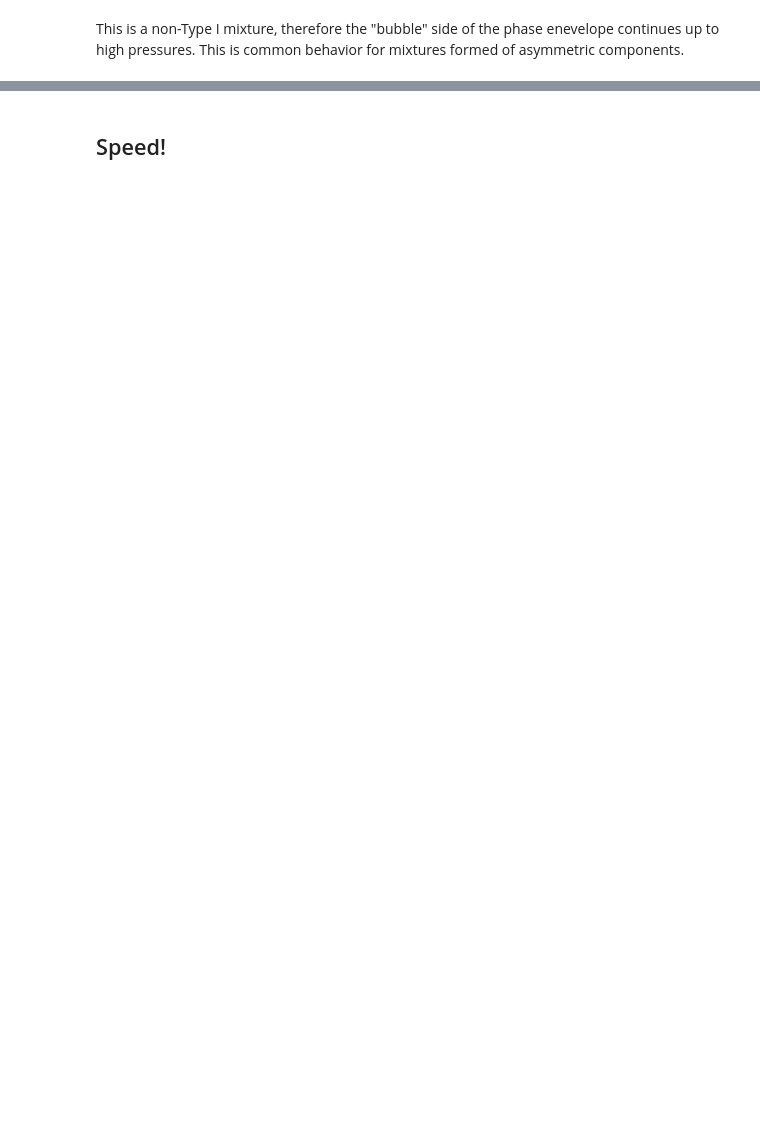
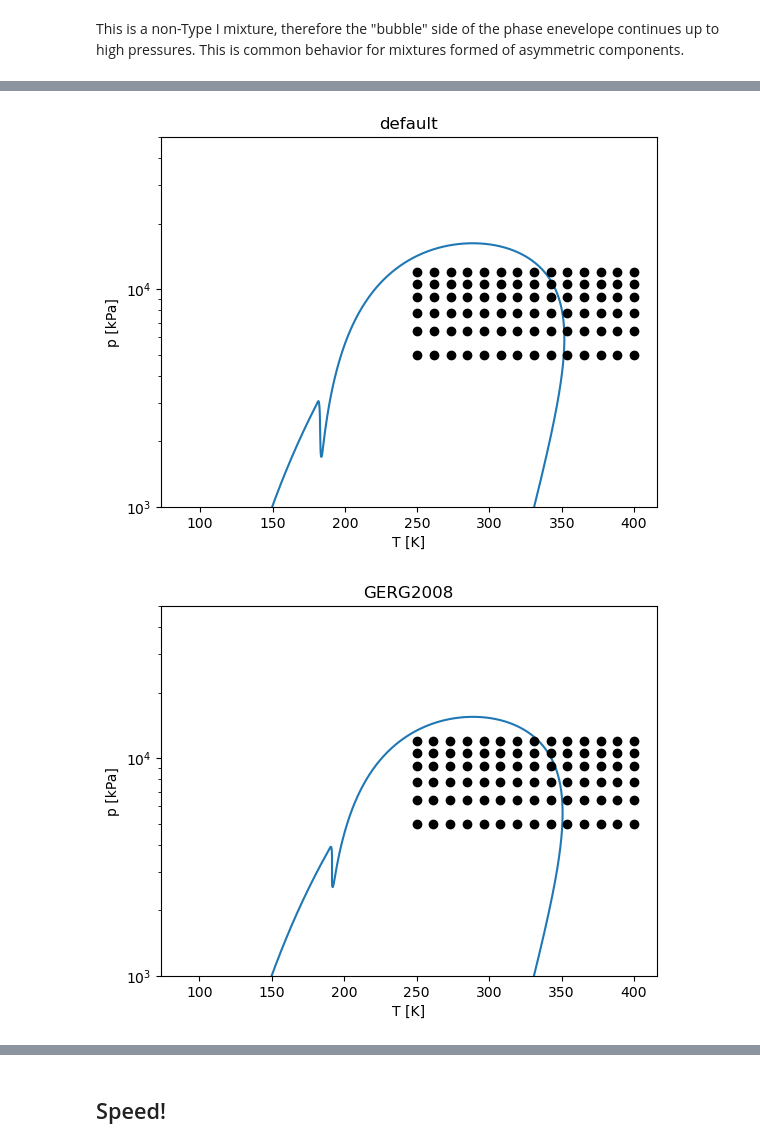
Before and after one commit to usnistgov/REFPROP-wrappers, a Jupyter notebook: wrappers/python/notebooks/Tutorial.ipynb, the cells around one changed output, grey strips where cells are left out. Drawn from its saved outputs; the diff is of its cells as text; code cells hidden in the pictures; blank space fills up the shorter version.

```diff
--- a/wrappers/python/notebooks/Tutorial.ipynb
+++ b/wrappers/python/notebooks/Tutorial.ipynb
@@ -340,0 +351,72 @@ This is a non-Type I mixture, therefore the "bubble" side of the phase enevelope
+# %%
+names = ["Nitrogen","Carbon dioxide","Methane","Ethane","Propane","Isobutane","Butane","Isopentane","Pentane","Hexane","Heptane","Octane","Nonane","Decane"]
+molefracs = [0.012084,0.023398,0.85384,0.087084,0.0060235,0.00063494,0.0029093,0.0029643,0.0034653,0.002964,0.0022433,0.00087887,0.00019536,0.0013156]
+
+# Force the HMX.BNC to be re-read every time, allowing the models to be changed
+RP.FLAGSdll('HMX', 1)
+
+for model in ['default', 'GERG2008', 'AGA8']:
+
+    # The GERG-2008 flag is set BEFORE calling SETUP
+    print(RP.FLAGSdll('GERG', 0))
+    if model == 'GERG2008':
+        print(RP.FLAGSdll('GERG', 1))
+
+    print(RP.SETFLUIDSdll('*'.join(names)))
+
+    # The AGA8 flag is set after setting the fluids
+    if model == 'AGA8':
+        print(RP.FLAGSdll('AGA8', 1))
+
+    # Construct the saturation spline
+    print(RP.SATSPLNdll(molefracs))
+
+    # Now we programatically extract smoothed values
+    nc = len(names)
+    # These limits are the densities of the "vapor" phase
+    rhomolarmin = RP.SPLNVALdll(nc+1, -1, 0).f
+    rhomolarmax = RP.SPLNVALdll(nc+1, -2, 0).f
+
+    Nnodes = RP.REFPROPdll("","SPLINENODES","",0,0,0,0,0,[0.4,0.6]).iUCode
+    iT = nc+1; iP = nc+2; iD = nc+3; iH = nc+4; iS = nc+5
+
+    data = []
+    for rho in np.geomspace(rhomolarmin, rhomolarmax, 10000):
+        # rho_eq is the density of the "other" phase
+        T,p,rho_eq,h,s = [RP.SPLNVALdll(k, 0, rho).f for k in [iT, iP, iD, iH, iS]]
+        data.append(dict(rho_vap=rho_eq, T=T, p=p))
+
+    # Convert the data points into a pandas DataFrame
+    df = pandas.DataFrame(data)
+    plt.figure()
+    # And plot them...
+    plt.plot(df['T'],df.p,'-')
+
+    plt.yscale('log')
+    plt.xlabel('T [K]')
+    plt.ylabel('p [kPa]')
+    plt.ylim(1e3,5e4)
+    plt.title(model)
+
+    for p_Pa in np.linspace(5e6, 12e6, 6):
+        for T_K in np.linspace(250, 400, 14):
+            r = RP.REFPROPdll('','PT','D',RP.MOLAR_BASE_SI, 0,0,p_Pa, T_K, molefracs)
+            if r.ierr == 0:
+                plt.plot(T_K, p_Pa/1e3, 'ko')
+            else:
+                plt.plot(T_K, p_Pa/1e3, 'rx')
+                print(r.herr)
+
+    if model == 'AGA8':
+        print(RP.FLAGSdll('AGA8', 0))
+
+    # And print out the density, molecular weight, enthalpy, Cp, Cv, JT Coefficient, Speed of sound, viscosity, thermal conductivity
+    if model == 'default':
+        print('Some values @ 400 K, 4 MPa are:')
+        properties = ['D','M','H','CP','CV','JT','W','VIS','TCX']
+        for prop in properties:
+            r = RP.REFPROPdll('','PT',prop,RP.MOLAR_BASE_SI, 0,0,4e6, 400, molefracs)
+            print(prop, r.Output[0], r.hUnits)
+
+print(RP.FLAGSdll('HMX', 1))
+# %% [output]
@@ -340,0 +440,2 @@ This is a non-Type I mixture, therefore the "bubble" side of the phase enevelope
+[figure, added]
+[figure, added]
```
Also changed, not shown: parts of 22 cells of this notebook.
